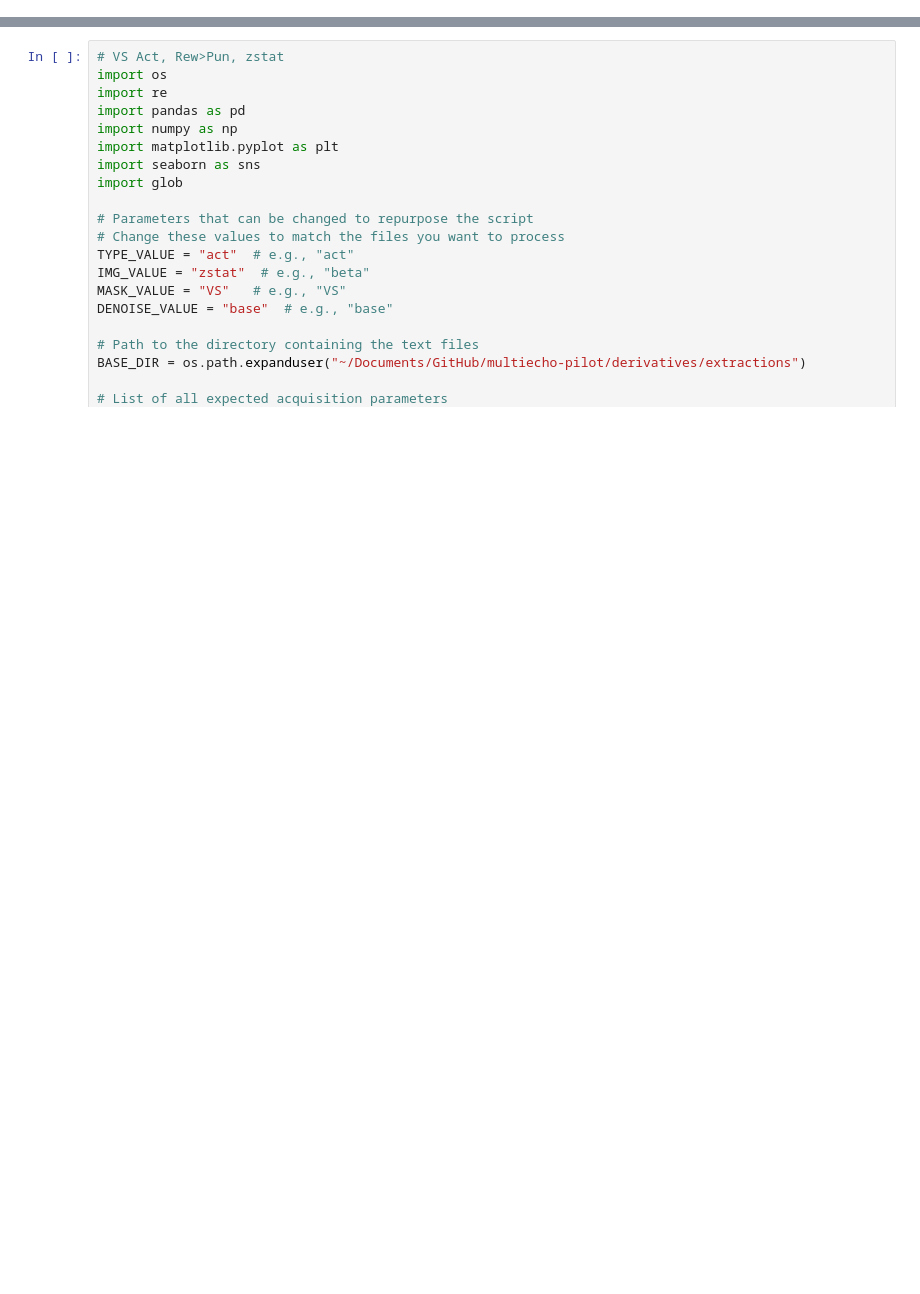
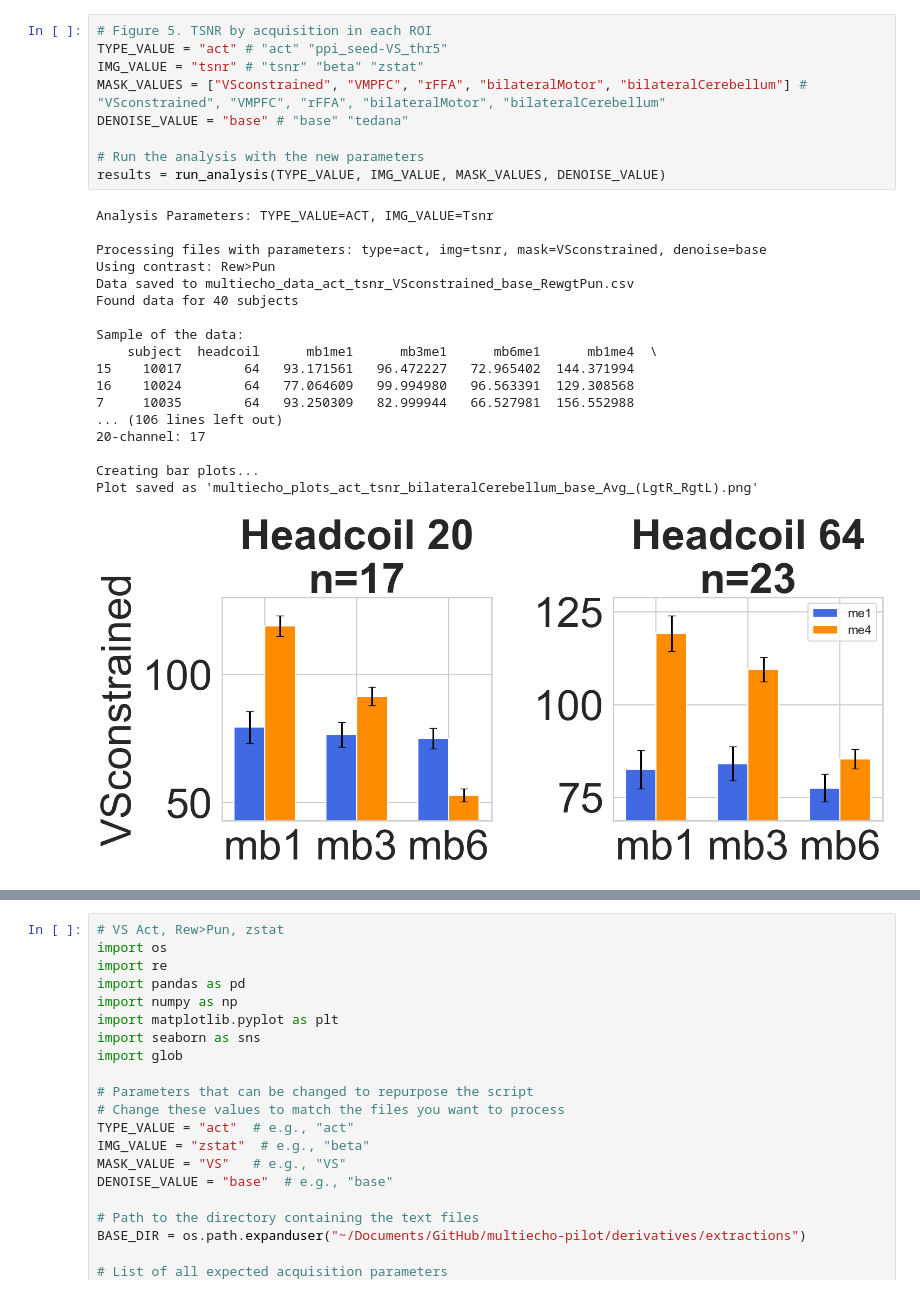
Before and after one commit to DVS-Lab/multiecho-pilot, a Jupyter notebook: code/plot_figures.ipynb, the cells around one changed output, grey strips where cells are left out. Drawn from its saved outputs; the diff is of its cells as text; blank space fills up the shorter version.

```diff
--- a/code/plot_figures.ipynb
+++ b/code/plot_figures.ipynb
@@ -0,0 +318,28 @@
+# %%
+# Figure 5. TSNR by acquisition in each ROI
+TYPE_VALUE = "act" # "act" "ppi_seed-VS_thr5"
+IMG_VALUE = "tsnr" # "tsnr" "beta" "zstat"
+MASK_VALUES = ["VSconstrained", "VMPFC", "rFFA", "bilateralMotor", "bilateralCerebellum"] # "VSconstrained", "VMPFC", "rFFA", "bilateralMotor", "bilateralCerebellum"
+DENOISE_VALUE = "base" # "base" "tedana"
+
+# Run the analysis with the new parameters
+results = run_analysis(TYPE_VALUE, IMG_VALUE, MASK_VALUES, DENOISE_VALUE)
+# %% [output]
+Analysis Parameters: TYPE_VALUE=ACT, IMG_VALUE=Tsnr
+
+Processing files with parameters: type=act, img=tsnr, mask=VSconstrained, denoise=base
+Using contrast: Rew>Pun
+Data saved to multiecho_data_act_tsnr_VSconstrained_base_RewgtPun.csv
+Found data for 40 subjects
+
+Sample of the data:
+    subject  headcoil      mb1me1      mb3me1      mb6me1      mb1me4  \
+15    10017        64   93.171561   96.472227   72.965402  144.371994
+16    10024        64   77.064609   99.994980   96.563391  129.308568
+7     10035        64   93.250309   82.999944   66.527981  156.552988
+... (106 lines left out)
+20-channel: 17
+
+Creating bar plots...
+Plot saved as 'multiecho_plots_act_tsnr_bilateralCerebellum_base_Avg_(LgtR_RgtL).png'
+[figure, added]
```
Also changed, not shown: parts of 15 cells of this notebook, 24 other files.
